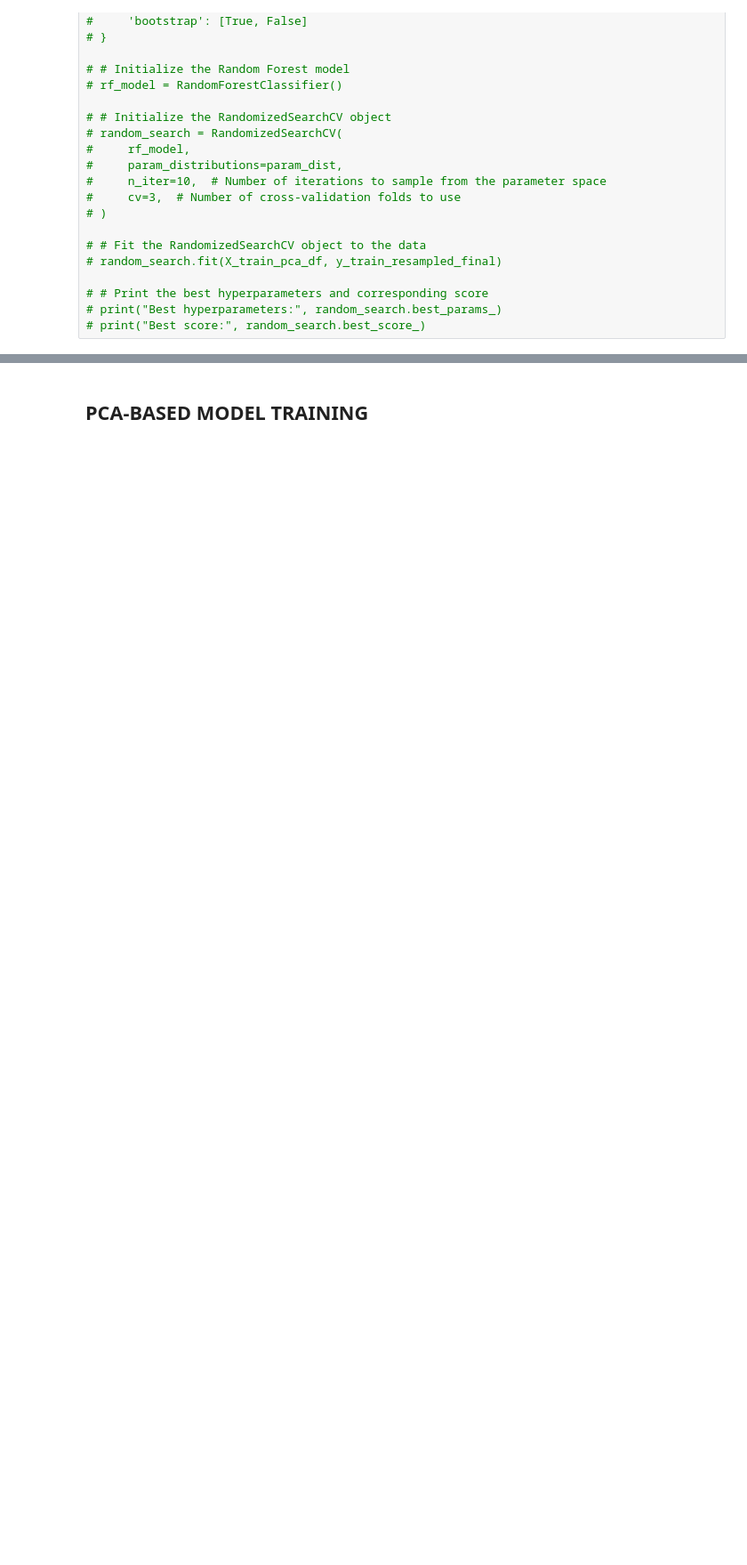
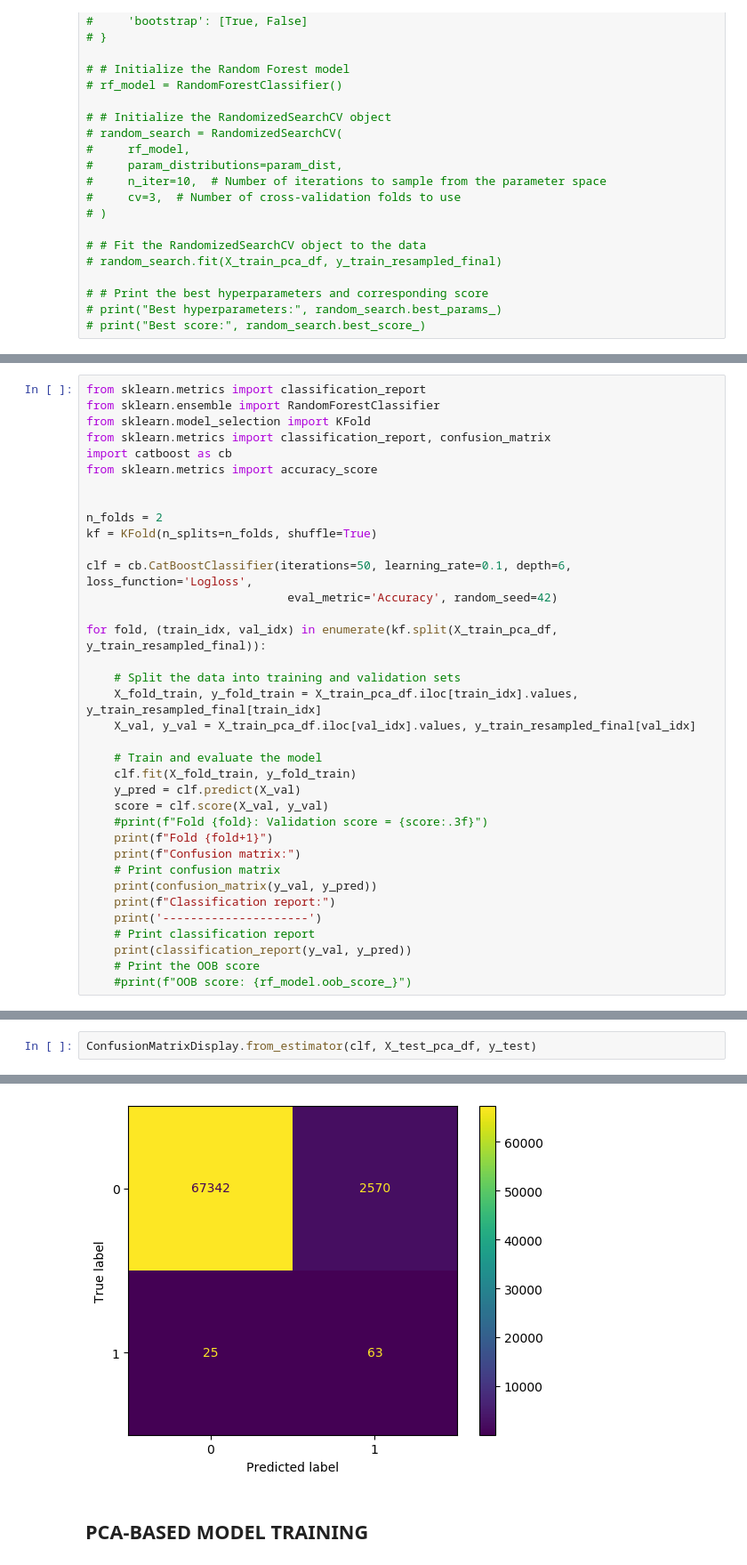
Before and after one commit to amiira-e/fyp, a Jupyter notebook: PCA_RanadomForest.ipynb, the cells around one changed output, grey strips where cells are left out. Shown at 89% size. Cells and saved outputs as stored; diff of their text form; blank space fills up the shorter version.

```diff
--- a/PCA_RanadomForest.ipynb
+++ b/PCA_RanadomForest.ipynb
@@ -905,0 +931,36 @@ MemoryError: Unable to allocate 169. GiB for an array with shape (22647985206,)
+# %%
+from sklearn.metrics import classification_report
+from sklearn.ensemble import RandomForestClassifier
+from sklearn.model_selection import KFold
+from sklearn.metrics import classification_report, confusion_matrix
+import catboost as cb
+from sklearn.metrics import accuracy_score
+
+
+n_folds = 2
+kf = KFold(n_splits=n_folds, shuffle=True)
+
+clf = cb.CatBoostClassifier(iterations=50, learning_rate=0.1, depth=6, loss_function='Logloss',
+                             eval_metric='Accuracy', random_seed=42)
+
+for fold, (train_idx, val_idx) in enumerate(kf.split(X_train_pca_df, y_train_resampled_final)):
+
+    # Split the data into training and validation sets
+    X_fold_train, y_fold_train = X_train_pca_df.iloc[train_idx].values, y_train_resampled_final[train_idx]
+    X_val, y_val = X_train_pca_df.iloc[val_idx].values, y_train_resampled_final[val_idx]
+
+    # Train and evaluate the model
+    clf.fit(X_fold_train, y_fold_train)
+    y_pred = clf.predict(X_val)
+    score = clf.score(X_val, y_val)
+    #print(f"Fold {fold}: Validation score = {score:.3f}")
+    print(f"Fold {fold+1}")
+    print(f"Confusion matrix:")
+    # Print confusion matrix
+    print(confusion_matrix(y_val, y_pred))
+    print(f"Classification report:")
+    print('---------------------')
+    # Print classification report
+    print(classification_report(y_val, y_pred))
+    # Print the OOB score
+    #print(f"OOB score: {rf_model.oob_score_}")
@@ -905,0 +989,3 @@ MemoryError: Unable to allocate 169. GiB for an array with shape (22647985206,)
+# %%
+ConfusionMatrixDisplay.from_estimator(clf, X_test_pca_df, y_test)
+# %% [output]
@@ -906,3 +993,4 @@ MemoryError: Unable to allocate 169. GiB for an array with shape (22647985206,)
+[figure, added]
 # %% [markdown]
 ## PCA-BASED MODEL TRAINING
 # %%
```
Also changed, not shown: parts of 22 cells of this notebook, 6 other files.
